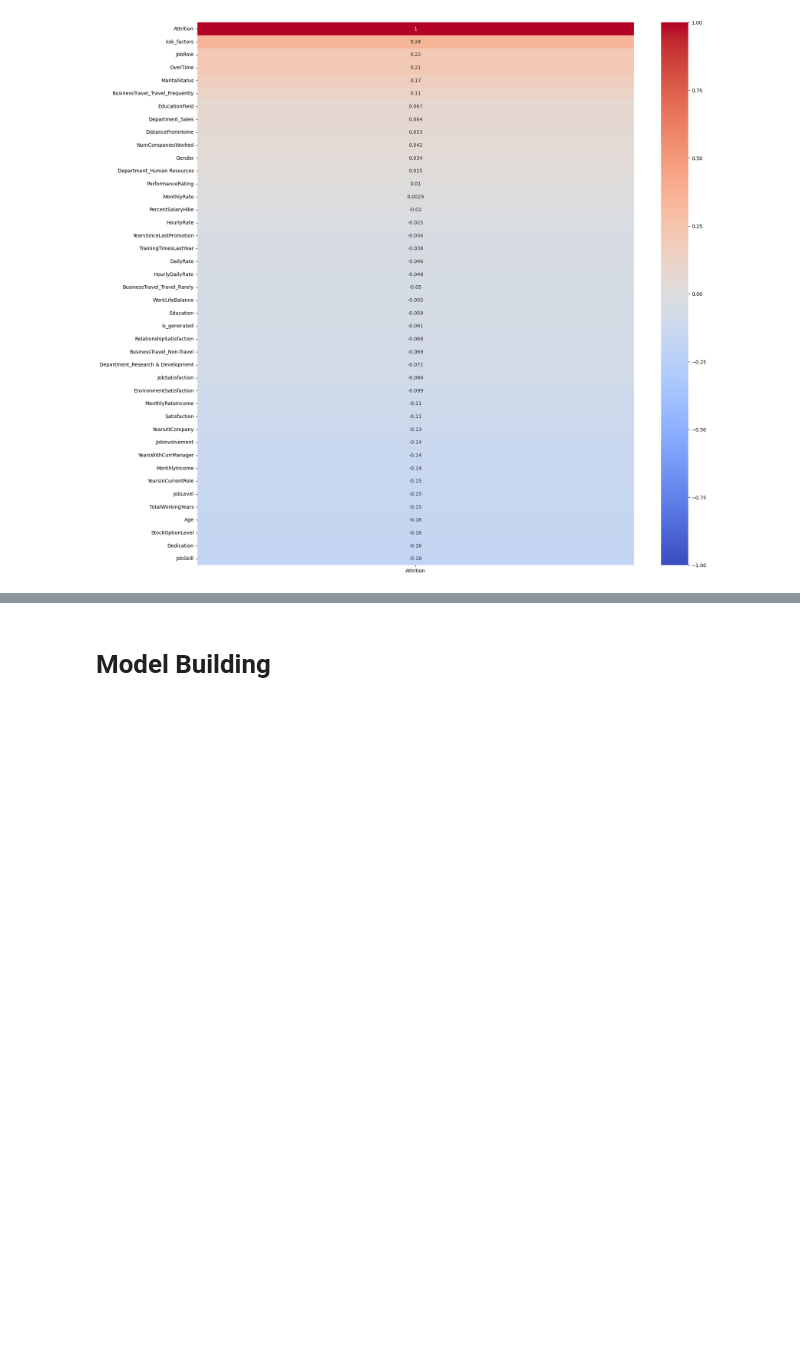
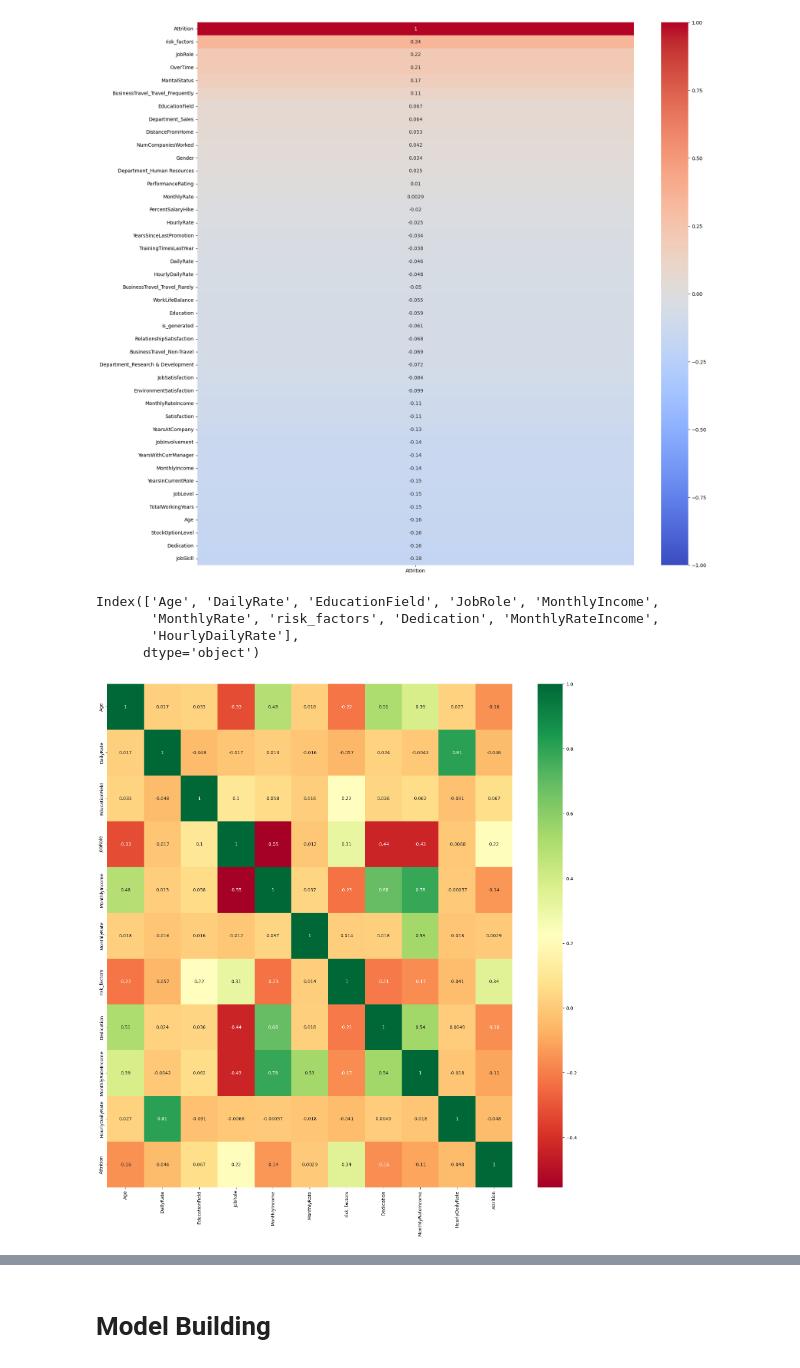
Before and after one commit to Harsh502s/PS-Attrition-Pred, a Jupyter notebook: Modeling.ipynb, the cells around one changed output, grey strips where cells are left out. Saved outputs shown, nothing was run; the diff lists cells and outputs as text; code cells hidden in the pictures; blank space fills up the shorter version.

```diff
--- a/Modeling.ipynb
+++ b/Modeling.ipynb
@@ -364,5 +364,39 @@ sns.heatmap(
 plt.show()
 # %% [output]
 [figure]
+# %%
+from sklearn.feature_selection import RFE
+from sklearn.ensemble import RandomForestClassifier
+
+# Step 1: Load your train into X (features) and y (target variable)
+X = train.drop(target, axis=1)  # Features
+y = train[target]  # Target variable
+
+# Step 2: Create an instance of the model you want to use for feature selection
+estimator = RandomForestClassifier()
+
+# Step 3: Create an instance of the RFE with the desired number of features
+rfe = RFE(estimator, n_features_to_select=10)
+
+# Step 4: Fit the RFE model to your train
+rfe.fit(X, y)
+
+# Step 5: Get the selected features
+selected_features = X.columns[rfe.support_]
+
+# Print the selected features
+print(selected_features)
+# %% [output]
+Index(['Age', 'DailyRate', 'EducationField', 'JobRole', 'MonthlyIncome',
+       'MonthlyRate', 'risk_factors', 'Dedication', 'MonthlyRateIncome',
+       'HourlyDailyRate'],
+      dtype='object')
+# %%
+# Print the correlation matrix of the selected features
+plt.figure(figsize=(20, 20))
+sns.heatmap(train[list(selected_features) + [target]].corr(), annot=True, cmap="RdYlGn")
+plt.show()
+# %% [output]
+[figure, added]
 # %%
 # Splitting the data into train and validation set
```
Also changed, not shown: parts of 10 cells of this notebook, 4 other files.
